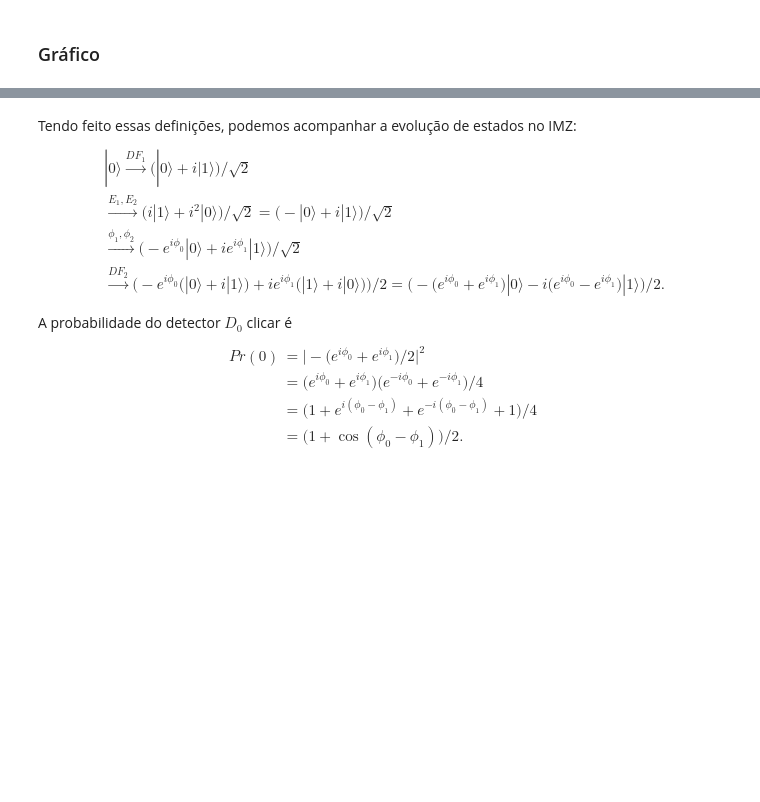
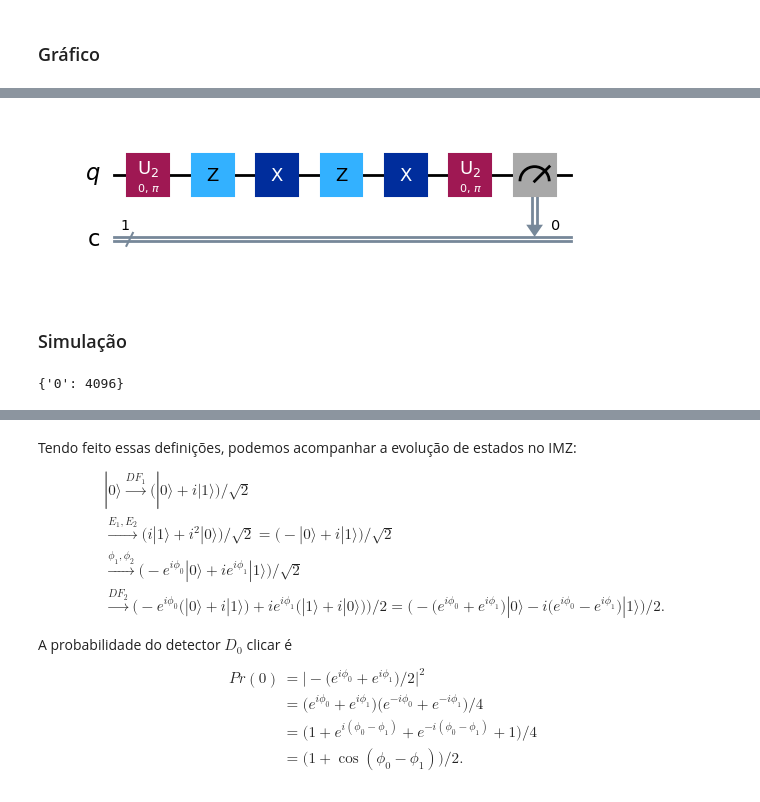
Before and after one commit to jonasmaziero/computacao_quantica_qiskit_sbf_2024, a Jupyter notebook: 02_a_Deutsch.ipynb, the cells around one changed output, grey strips where cells are left out. Drawn from its saved outputs; the diff is of its cells as text; code cells hidden in the pictures; blank space fills up the shorter version.

```diff
--- a/02_a_Deutsch.ipynb
+++ b/02_a_Deutsch.ipynb
@@ -237,0 +422,15 @@ plot_histogram([counts_sim,counts_exp])
+# %%
+def qc_deutsch(rand_int):
+  qc = QuantumCircuit(1,1)
+  qc.h(0)
+  qc_uf = qc_Uf(rand_int) # caixa preta
+  qc.append(qc_uf, [0])
+  qc.h(0)
+  qc.measure(0,0)
+  return qc
+# %%
+from numpy.random import RandomState
+prng = RandomState(1234567892)
+rand_int = prng.randint(0, 4, size=1)
+qc = qc_deutsch(rand_int)
+qc.draw('mpl')
@@ -237,0 +439,6 @@ plot_histogram([counts_sim,counts_exp])
+# %%
+qc.decompose().draw('mpl') # mostra o oráculo detalhado
+# %% [output]
+[figure, added]
+# %% [markdown]
+### Simulação
@@ -237,0 +460,5 @@ plot_histogram([counts_sim,counts_exp])
+# %%
+counts_sim = job.result()[0].data.c.get_counts()
+counts_sim
+# %% [output]
+{'0': 4096}
```
Also changed, not shown: parts of 48 cells of this notebook, 4 other files.
